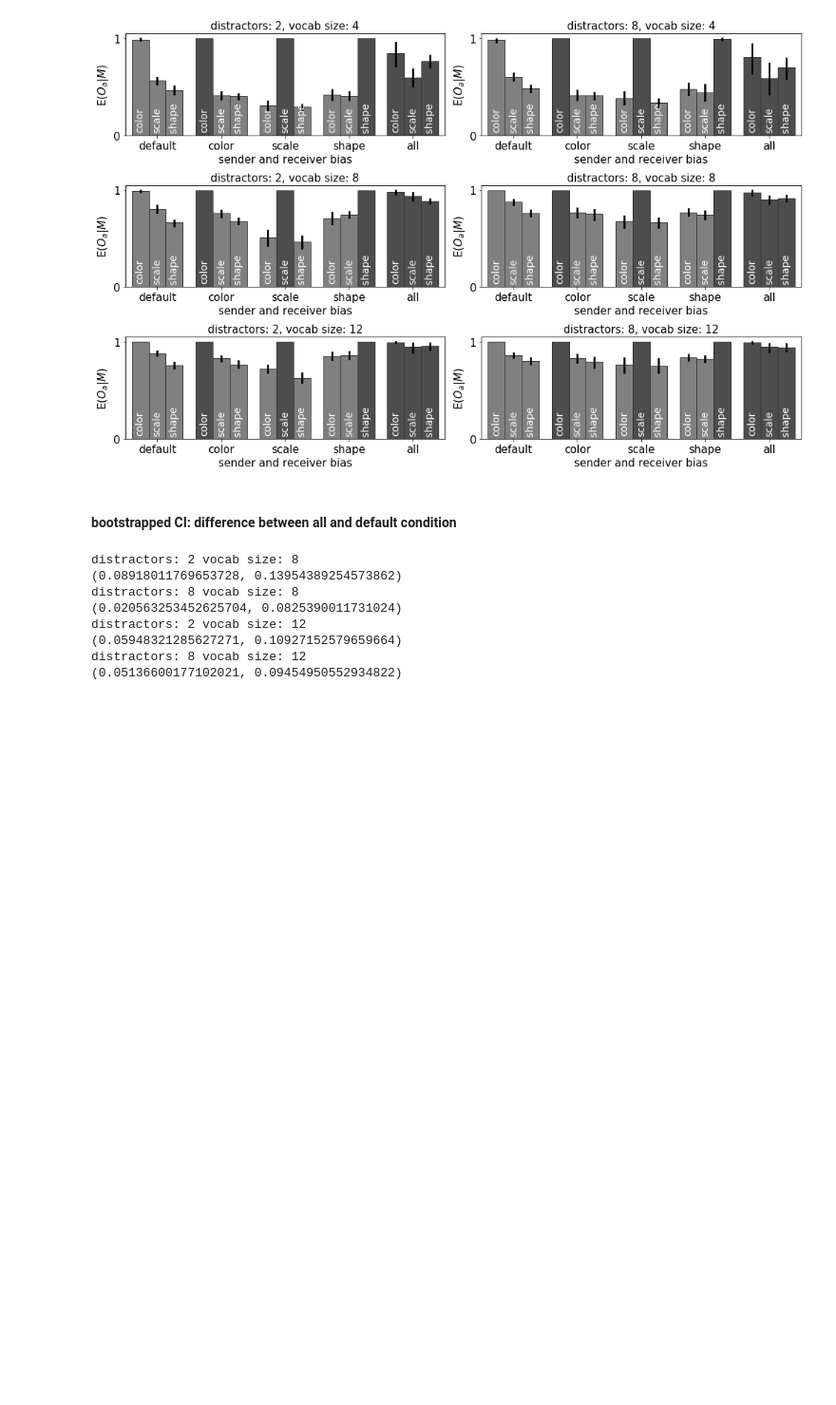
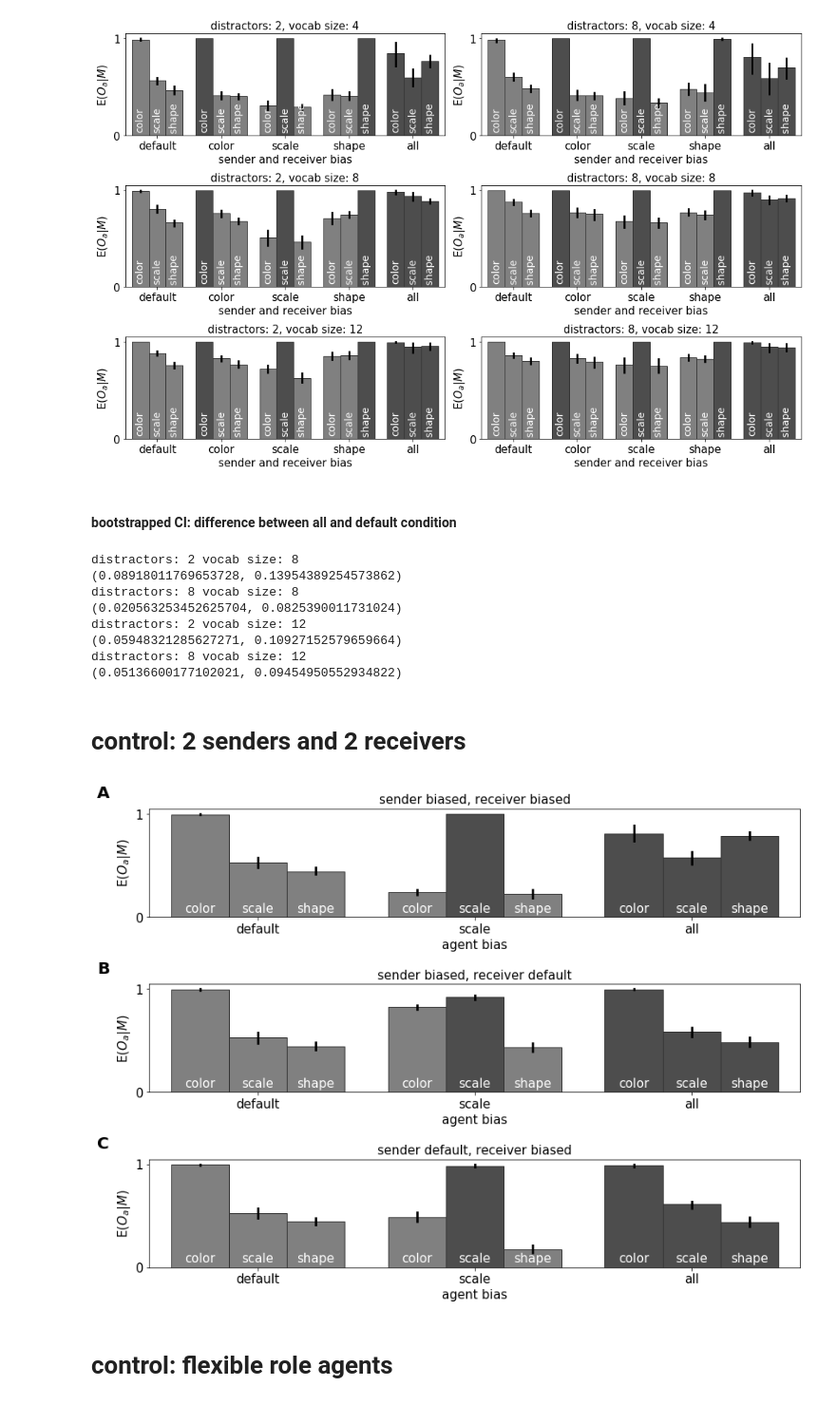
Before and after one commit to XeniaOhmer/language_perception_communication_games, a Jupyter notebook: language_analysis.ipynb, the cells around one changed output. Shown at 95% size. Saved outputs shown, nothing was run; the diff lists cells and outputs as text; code cells hidden in the pictures; blank space fills up the shorter version.

Commit message:
add control simulations, update analyses, update comments

```diff
--- a/language_analysis.ipynb
+++ b/language_analysis.ipynb
@@ -377,3 +421,40 @@ distractors: 2 vocab size: 12
 (0.05948321285627271, 0.10927152579659664)
 distractors: 8 vocab size: 12
 (0.05136600177102021, 0.09454950552934822)
+# %% [markdown]
+# control: 2 senders and 2 receivers
+# %%
+names = [['default_default', 'scale_scale', 'all_all'],
+         ['default_default', 'default_scale', 'default_all'],
+         ['default_default', 'scale_default', 'all_default']]
+
+featurewise_effectiveness = dict()
+conditions = ['sender_biased_receiver_biased', 'sender_default_receiver_biased', 'sender_biased_receiver_default']
+for c in conditions:
+    featurewise_effectiveness[c] = dict()
+vs = 4
+nruns = 10
+nagents = 2
+mode = 'language_emergence_2senders-2receivers'
+
+for i in range(len(names)):
+    condition = conditions[i]
+    for n in names[i]:
+         featurewise_effectiveness[condition][n] = {'color': [], 'scale': [], 'shape': []}
+    for run in names[i]:
+        for r in range(nruns):
+            run_name = run + str(r)
+            for a in range(nagents):
+                scores = pickle.load(
+                        open('results/' + mode + '/' + run_name + '/vs' + str(vs) +
+                             '_ml3/entropy_scores' + str(a) + '.pkl', 'rb')
+                    )
+                featurewise_effectiveness[condition][run]['color'].append(scores['effectiveness']['color'])
+                featurewise_effectiveness[condition][run]['scale'].append(scores['effectiveness']['scale'])
+                featurewise_effectiveness[condition][run]['shape'].append(scores['effectiveness']['shape'])
+# %%
+plot_language_bias_sender_versus_receiver(conditions, names, featurewise_effectiveness, n_biases=3, n_runs=10)
+# %% [output]
+[figure, added]
+# %% [markdown]
+# control: flexible role agents
```
Also changed, not shown: parts of 15 cells of this notebook, 21 other files.
